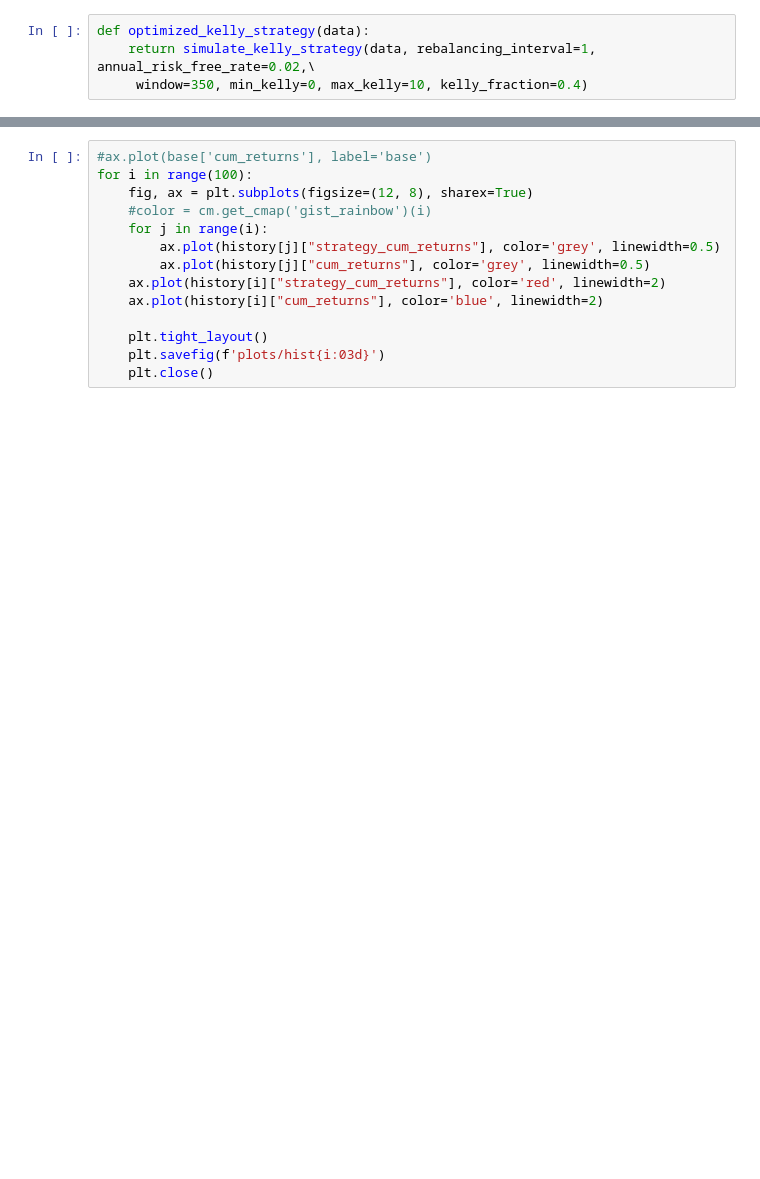
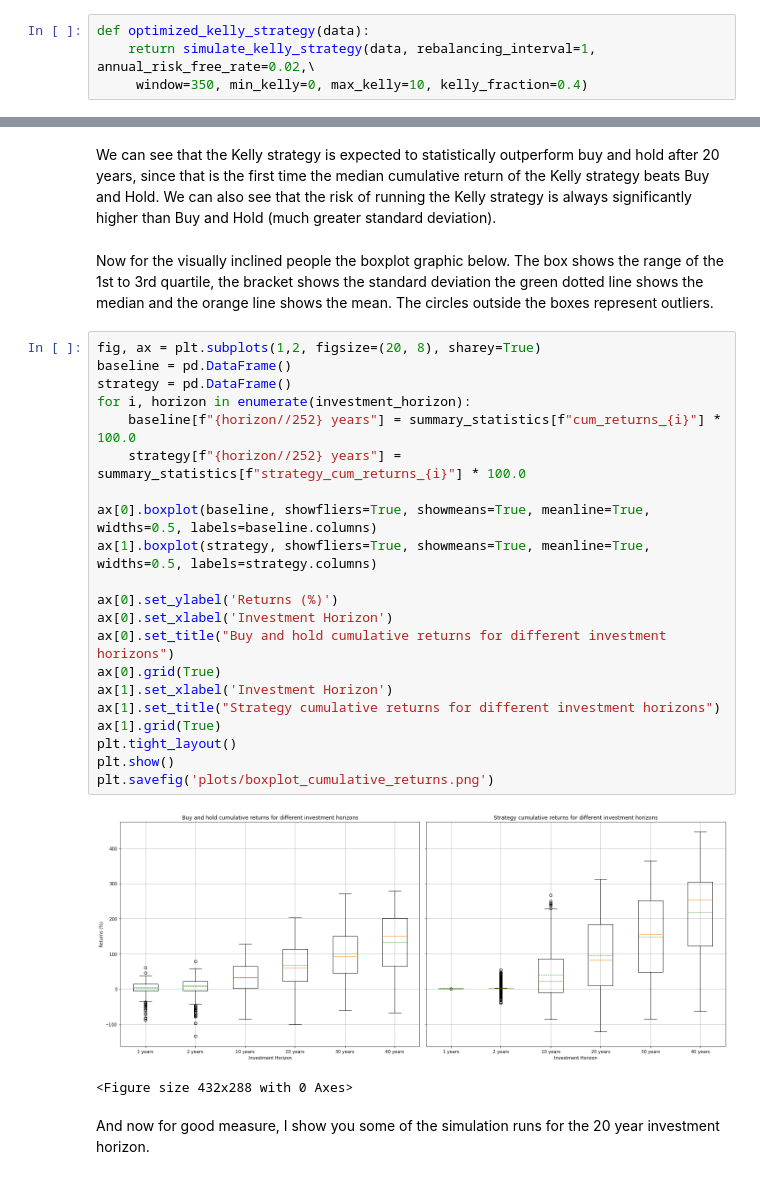
Before and after one commit to patrickfrank1/trading-sp500, a Jupyter notebook: 04_robubustness_analysis.ipynb, the cells around one changed output, grey strips where cells are left out. Drawn from its saved outputs; the diff is of its cells as text; blank space fills up the shorter version.

```diff
--- a/04_robubustness_analysis.ipynb
+++ b/04_robubustness_analysis.ipynb
@@ -85,14 +40,30 @@ AttributeError: 'list' object has no attribute 'describe'
-# %%
-#ax.plot(base['cum_returns'], label='base')
-for i in range(100):
-    fig, ax = plt.subplots(figsize=(12, 8), sharex=True)
-    #color = cm.get_cmap('gist_rainbow')(i)
-    for j in range(i):
-        ax.plot(history[j]["strategy_cum_returns"], color='grey', linewidth=0.5)
-        ax.plot(history[j]["cum_returns"], color='grey', linewidth=0.5)
-    ax.plot(history[i]["strategy_cum_returns"], color='red', linewidth=2)
-    ax.plot(history[i]["cum_returns"], color='blue', linewidth=2)
-
-    plt.tight_layout()
-    plt.savefig(f'plots/hist{i:03d}')
-    plt.close()
+# %% [markdown]
+We can see that the Kelly strategy is expected to statistically outperform buy and hold after 20 years, since that is the first time the median cumulative return of the Kelly strategy beats Buy and Hold. We can also see that the risk of running the Kelly strategy is always significantly higher than Buy and Hold (much greater standard deviation).
+# %% [markdown]
+Now for the visually inclined people the boxplot graphic below. The box shows the range of the 1st to 3rd quartile, the bracket shows the standard deviation the green dotted line shows the median and the orange line shows the mean. The circles outside the boxes represent outliers.
+# %%
+fig, ax = plt.subplots(1,2, figsize=(20, 8), sharey=True)
+baseline = pd.DataFrame()
+strategy = pd.DataFrame()
+for i, horizon in enumerate(investment_horizon):
+    baseline[f"{horizon//252} years"] = summary_statistics[f"cum_returns_{i}"] * 100.0
+    strategy[f"{horizon//252} years"] = summary_statistics[f"strategy_cum_returns_{i}"] * 100.0
+
+ax[0].boxplot(baseline, showfliers=True, showmeans=True, meanline=True, widths=0.5, labels=baseline.columns)
+ax[1].boxplot(strategy, showfliers=True, showmeans=True, meanline=True, widths=0.5, labels=strategy.columns)
+
+ax[0].set_ylabel('Returns (%)')
+ax[0].set_xlabel('Investment Horizon')
+ax[0].set_title("Buy and hold cumulative returns for different investment horizons")
+ax[0].grid(True)
+ax[1].set_xlabel('Investment Horizon')
+ax[1].set_title("Strategy cumulative returns for different investment horizons")
+ax[1].grid(True)
+plt.tight_layout()
+plt.show()
+plt.savefig('plots/boxplot_cumulative_returns.png')
+# %% [output]
+[figure, added]
+<Figure size 432x288 with 0 Axes>
+# %% [markdown]
+And now for good measure, I show you some of the simulation runs for the 20 year investment horizon.
```
Also changed, not shown: parts of 15 cells of this notebook, 2 other files.
